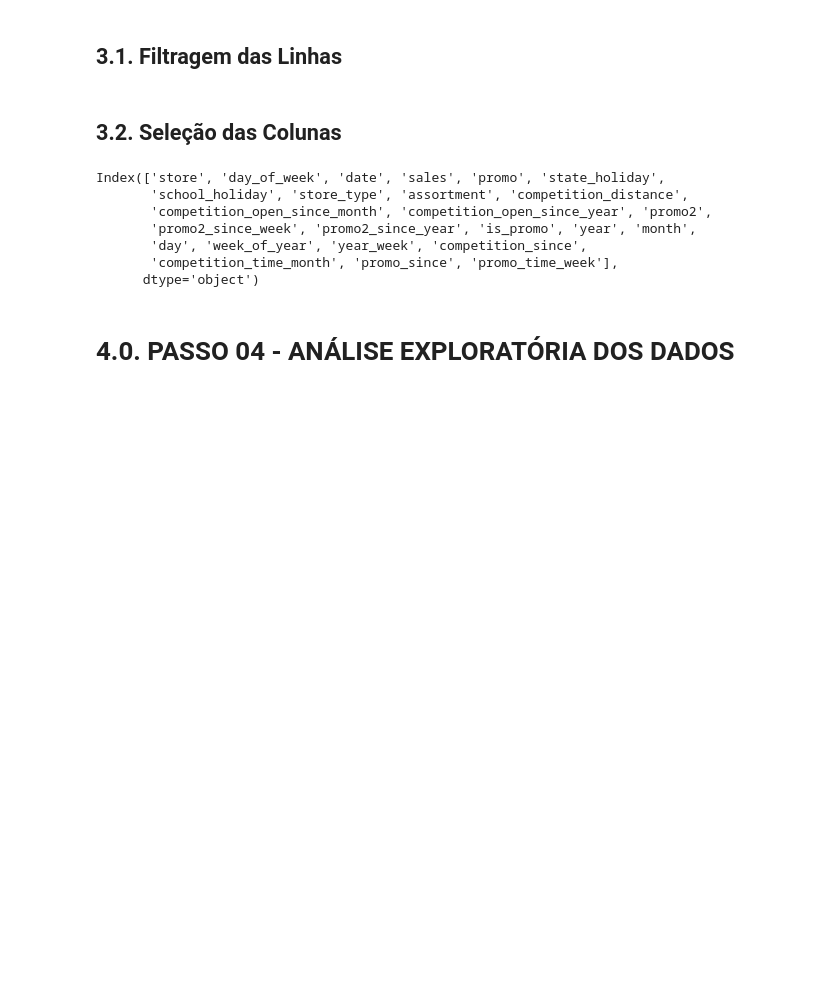
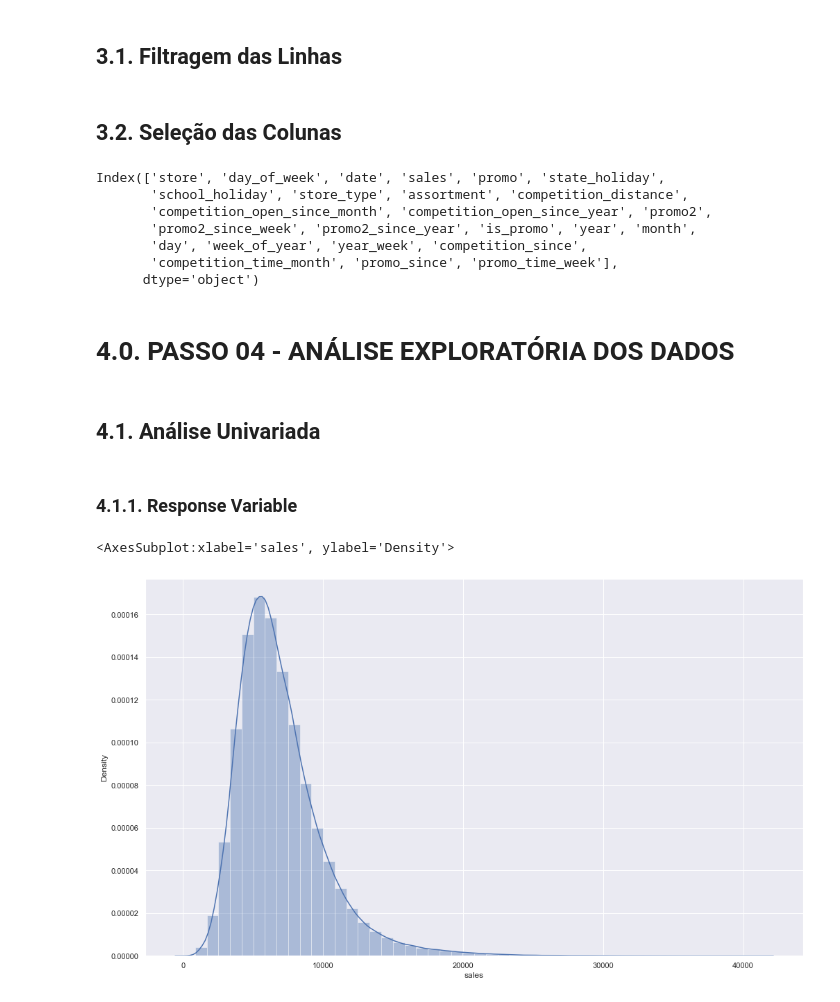
Before and after one commit to ThiagoBorgesLima/Rossman-Store-Sales, a Jupyter notebook: m04_v01_store_sales_prediction.ipynb, the cells around one changed output. Saved outputs shown, nothing was run; the diff lists cells and outputs as text; code cells hidden in the pictures; blank space fills up the shorter version.

```diff
--- a/m04_v01_store_sales_prediction.ipynb
+++ b/m04_v01_store_sales_prediction.ipynb
@@ -157,8 +157,8 @@ dtype: int64
 # %% [markdown]
 ## 1.6. Change Types
 # %%
-df1['competition_open_since_month'] = df1['competition_open_since_month'].astype( int )
-df1['competition_open_since_year'] = df1['competition_open_since_year'].astype( int )
+df1['competition_since_month'] = df1['competition_since_month'].astype( int )
+df1['competition_since_year'] = df1['competition_since_year'].astype( int )
 
 df1['promo2_since_week'] = df1['promo2_since_week'].astype( int )
 df1['promo2_since_year'] = df1['promo2_since_year'].astype( int )
@@ -349,7 +349,7 @@ df2['week_of_year'] = df2['date'].dt.isocalendar().week
 df2['year_week'] = df2['date'].dt.strftime( '%Y-%W' )
 
 # competition since
-df2['competition_since'] = df2.apply( lambda x: dt.datetime( year=x['competition_open_since_year'], month=x['competition_open_since_month'], day=1), axis=1 )
+df2['competition_since'] = df2.apply( lambda x: dt.datetime( year=x['competition_since_year'], month=x['competition_since_month'], day=1), axis=1 )
 df2['competition_time_month']= ( ( df2['date'] - df2['competition_since'] ) /30 ).apply( lambda x: x.days ).astype( int )
 
 # promo since
@@ -396,3 +396,14 @@ Index(['store', 'day_of_week', 'date', 'sales', 'promo', 'state_holiday',
       dtype='object')
 # %% [markdown]
 # 4.0. PASSO 04 - ANÁLISE EXPLORATÓRIA DOS DADOS
+# %%
+df4 = df3.copy()
+# %% [markdown]
+## 4.1. Análise Univariada
+# %% [markdown]
+### 4.1.1. Response Variable
+# %%
+sns.distplot( df4['sales'])
+# %% [output]
+<AxesSubplot:xlabel='sales', ylabel='Density'>
+[figure, added]
```
Also changed, not shown: parts of 16 cells of this notebook.
